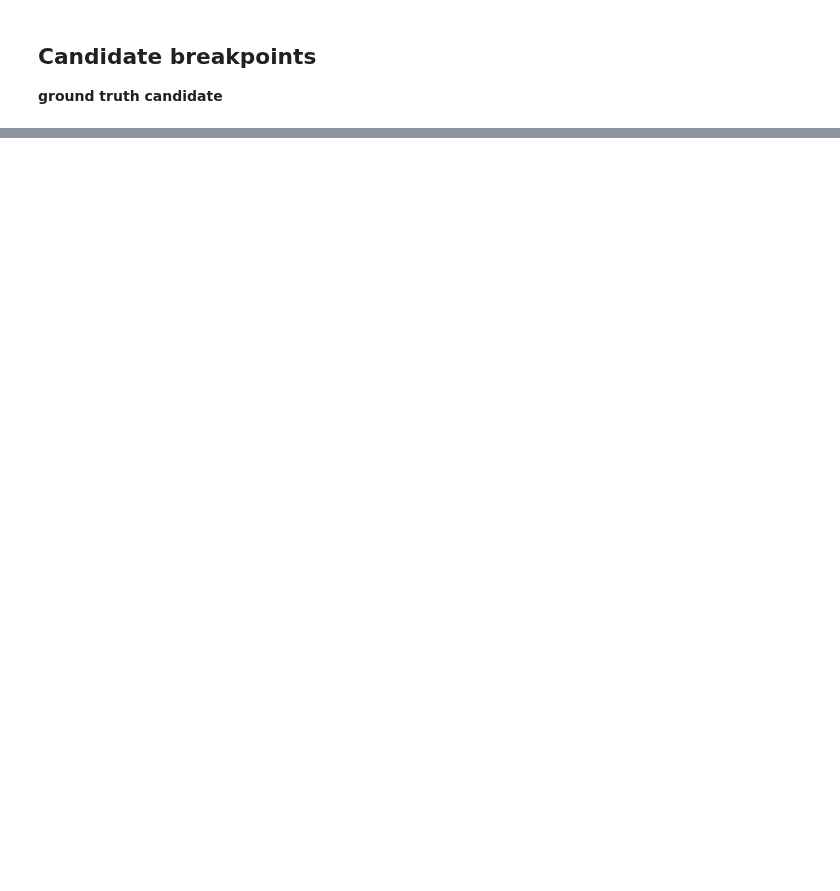
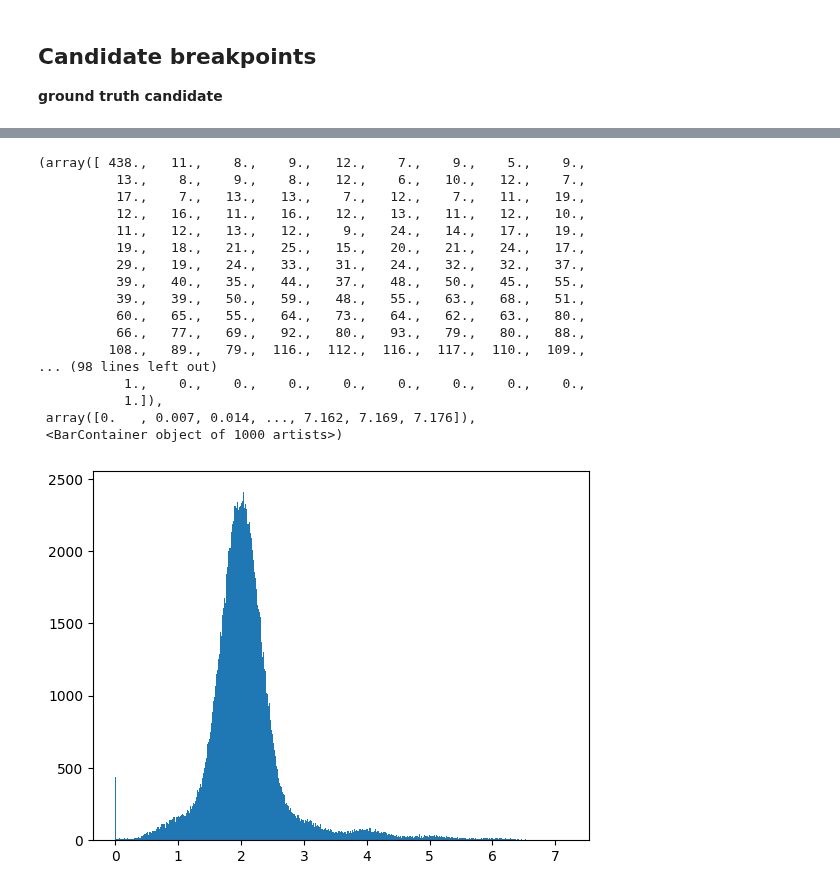
Before and after one commit to Lagergren-Lab/victree, a Jupyter notebook: src/experiments/conet_data_prep.ipynb, the cells around one changed output, grey strips where cells are left out. Saved outputs shown, nothing was run; the diff lists cells and outputs as text; code cells hidden in the pictures; blank space fills up the shorter version.

```diff
--- a/src/experiments/conet_data_prep.ipynb
+++ b/src/experiments/conet_data_prep.ipynb
@@ -50 +66,23 @@ conet_df.head()
 5 rows × 305 columns
+# %%
+import matplotlib.pyplot as plt
+plt.hist(adata.layers['copy'][...].flatten(), bins=1000)
+# %% [output]
+(array([ 438.,   11.,    8.,    9.,   12.,    7.,    9.,    5.,    9.,
+          13.,    8.,    9.,    8.,   12.,    6.,   10.,   12.,    7.,
+          17.,    7.,   13.,   13.,    7.,   12.,    7.,   11.,   19.,
+          12.,   16.,   11.,   16.,   12.,   13.,   11.,   12.,   10.,
+          11.,   12.,   13.,   12.,    9.,   24.,   14.,   17.,   19.,
+          19.,   18.,   21.,   25.,   15.,   20.,   21.,   24.,   17.,
+          29.,   19.,   24.,   33.,   31.,   24.,   32.,   32.,   37.,
+          39.,   40.,   35.,   44.,   37.,   48.,   50.,   45.,   55.,
+          39.,   39.,   50.,   59.,   48.,   55.,   63.,   68.,   51.,
+          60.,   65.,   55.,   64.,   73.,   64.,   62.,   63.,   80.,
+          66.,   77.,   69.,   92.,   80.,   93.,   79.,   80.,   88.,
+         108.,   89.,   79.,  116.,  112.,  116.,  117.,  110.,  109.,
+... (98 lines left out)
+           1.,    0.,    0.,    0.,    0.,    0.,    0.,    0.,    0.,
+           1.]),
+ array([0.   , 0.007, 0.014, ..., 7.162, 7.169, 7.176]),
+ <BarContainer object of 1000 artists>)
+[figure, added]
```
Also changed, not shown: parts of 7 cells of this notebook.
